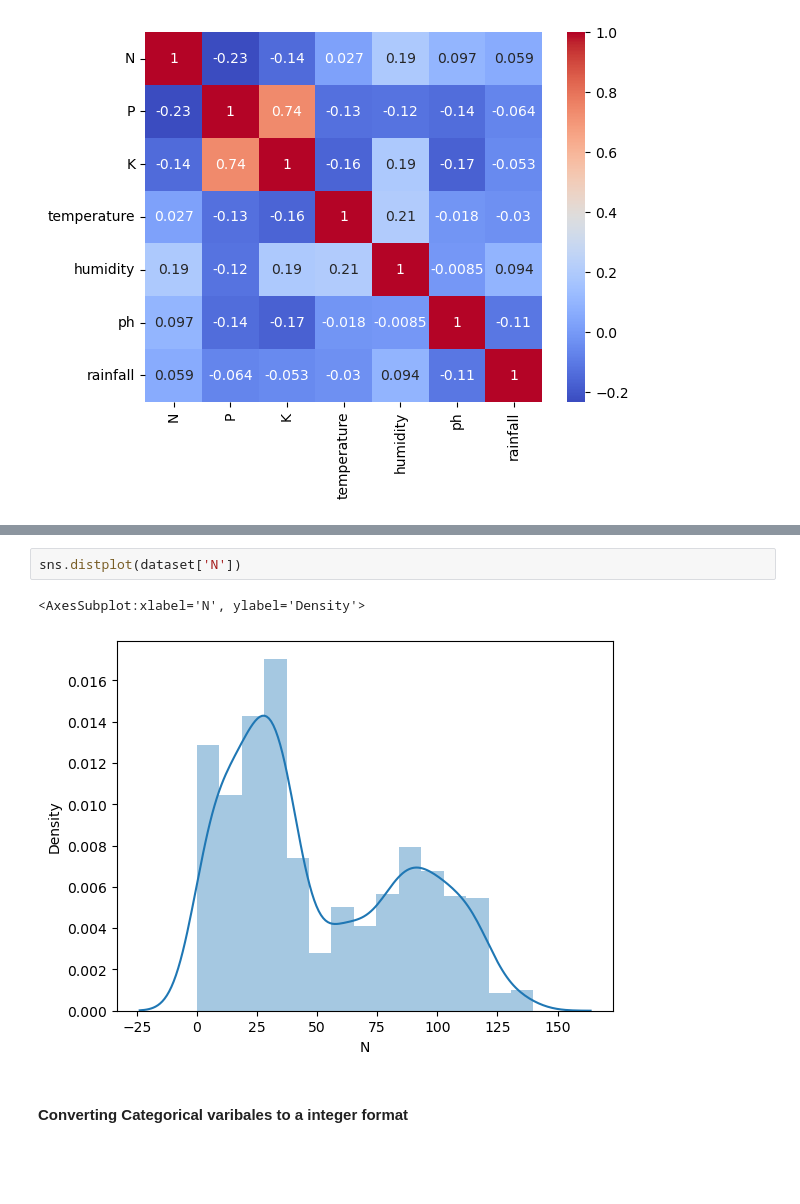
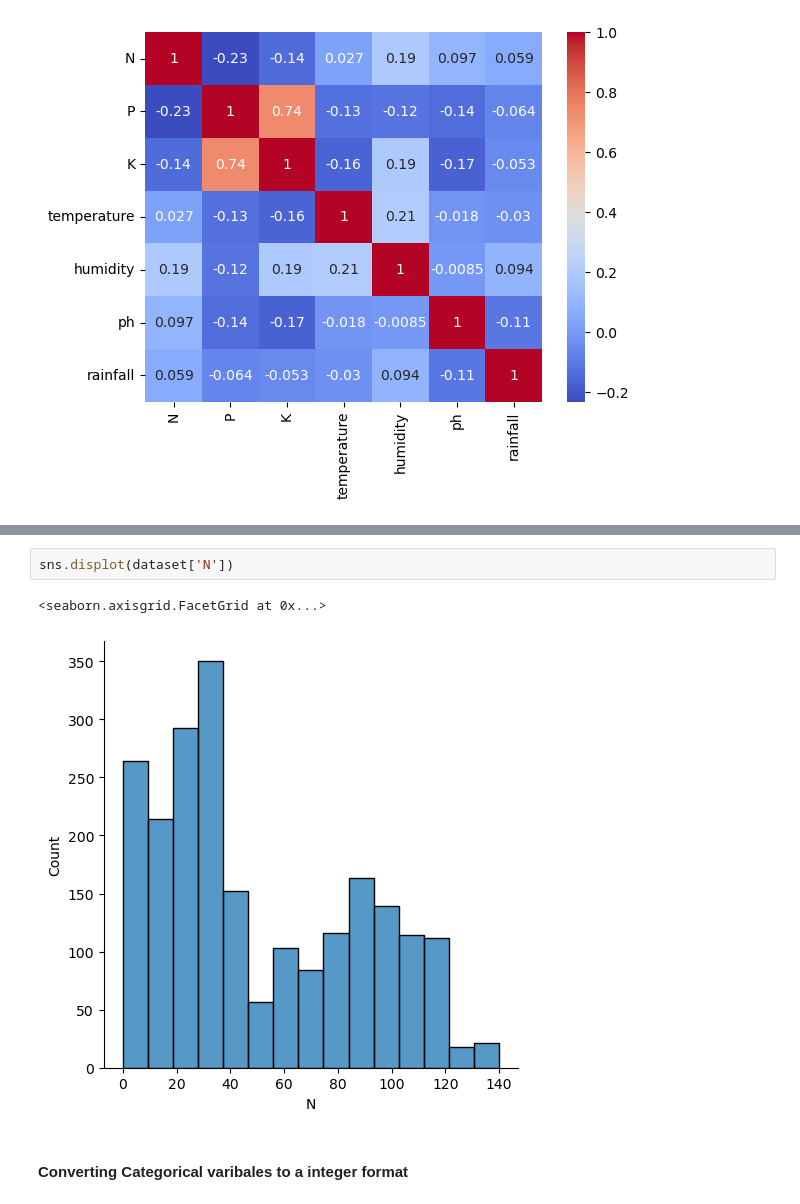
Before and after one commit to karthikreddy-7/AGRI.AI, a Jupyter notebook: ML_MODEL/croprecommender.ipynb, the cells around one changed output, grey strips where cells are left out. Cells and saved outputs as stored; diff of their text form; blank space fills up the shorter version.

```diff
--- a/ML_MODEL/croprecommender.ipynb
+++ b/ML_MODEL/croprecommender.ipynb
@@ -112,10 +113,10 @@ chickpea       100
 coffee         100
 Name: label, dtype: int64
 # %%
-sns.distplot(dataset['N'])
+sns.displot(dataset['N'])
 # %% [output]
-<AxesSubplot:xlabel='N', ylabel='Density'>
+<seaborn.axisgrid.FacetGrid at 0x...>
-[figure, old version]
+[figure, new version]
 # %% [markdown]
 #### Converting Categorical varibales to a integer format
 # %%
```
Also changed, not shown: parts of 21 cells of this notebook, 1 other file.
